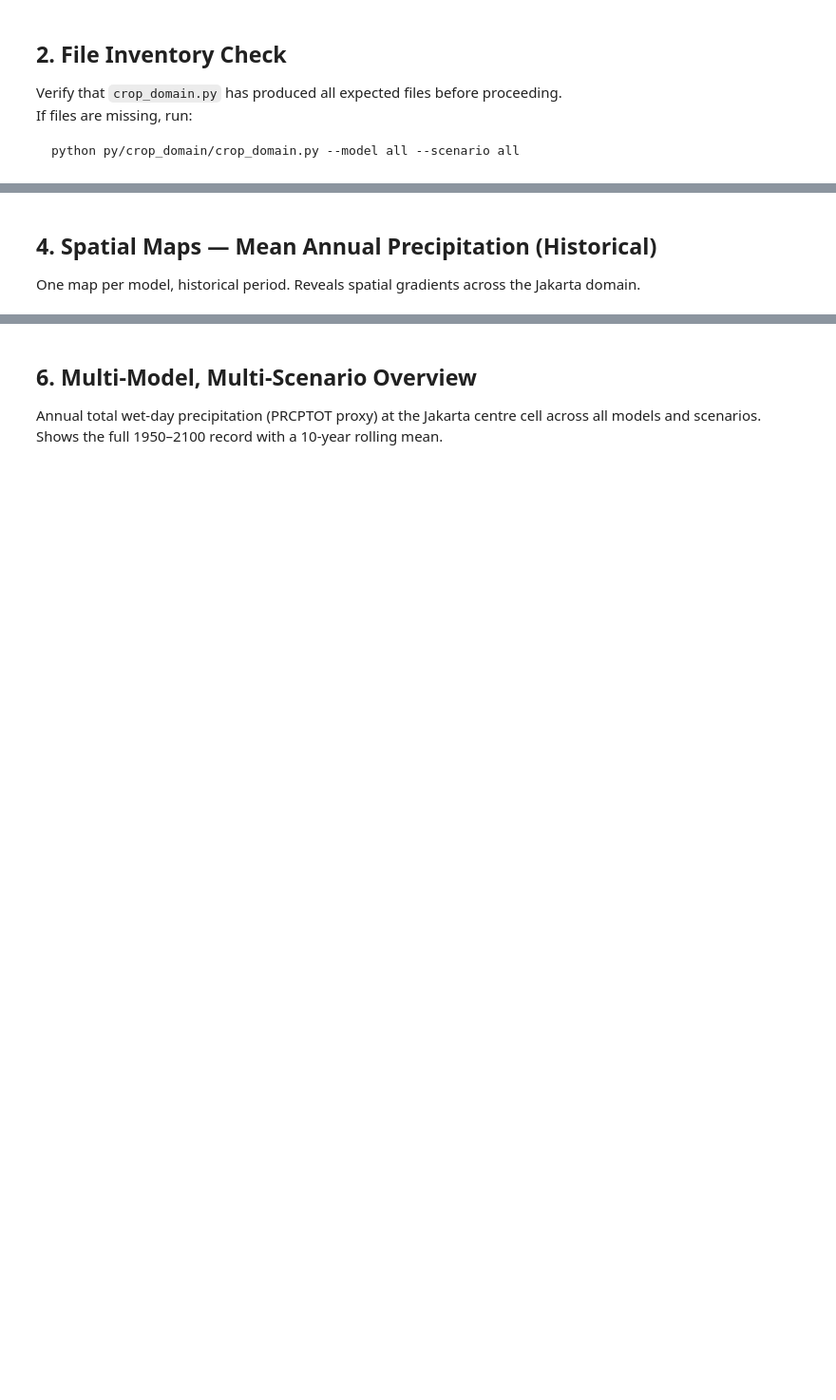
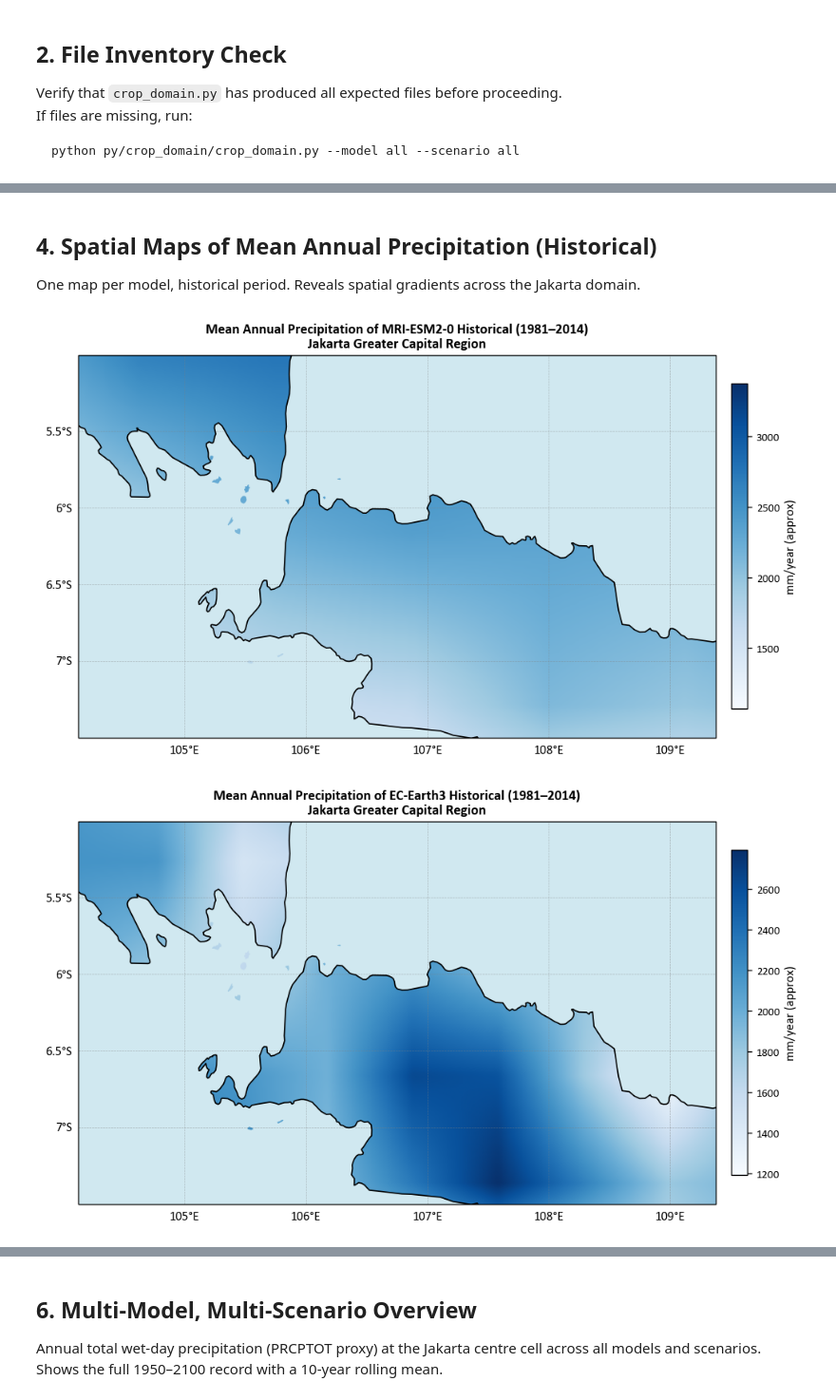
Before and after one commit to revianar/rainfall-erosivity-projection, a Jupyter notebook: py/notebooks/01_data_exploration.ipynb, the cells around one changed output, grey strips where cells are left out. Shown at 95% size. Saved outputs shown, nothing was run; the diff lists cells and outputs as text; code cells hidden in the pictures; blank space fills up the shorter version.

```diff
--- a/py/notebooks/01_data_exploration.ipynb
+++ b/py/notebooks/01_data_exploration.ipynb
@@ -348,27 +402,31 @@ print(ds_demo)
 # %% [markdown]
-## 4. Spatial Maps — Mean Annual Precipitation (Historical)
+## 4. Spatial Maps of Mean Annual Precipitation (Historical)
 
 One map per model, historical period. Reveals spatial gradients across the Jakarta domain.
 # %%
 for model in MODELS:
     pr, fpath = load_pr(model, 'historical')
     if pr is None:
         print(f'  ⚠ Skipping {model}/historical — file not found')
         continue
 
     # Slice to common historical window 1981–2014 (CHIRPS calibration period)
     yrs  = get_years(pr)
     mask = (yrs >= 1981) & (yrs <= 2014)
     pr_cal = pr.isel(time=np.where(mask)[0])
 
     # Mean annual precipitation: daily mean × 365
     pr_annual = pr_cal.mean(dim='time') * 365
 
     fig = plot_spatial(
         pr_annual,
-        title=f'Mean Annual Precipitation — {model} Historical (1981–2014)\nJakarta Greater Capital Region',
+        title=f'Mean Annual Precipitation of {model} Historical (1981–2014)\n'
+              f'Jakarta Greater Capital Region',
         cmap='Blues',
         units='mm/year (approx)',
         output_path=RESULTS / f'01_mean_annual_precip_{model}.png',
     )
     plt.show()
+# %% [output]
+[figure, added]
+[figure, added]
```
Also changed, not shown: parts of 19 cells of this notebook.
